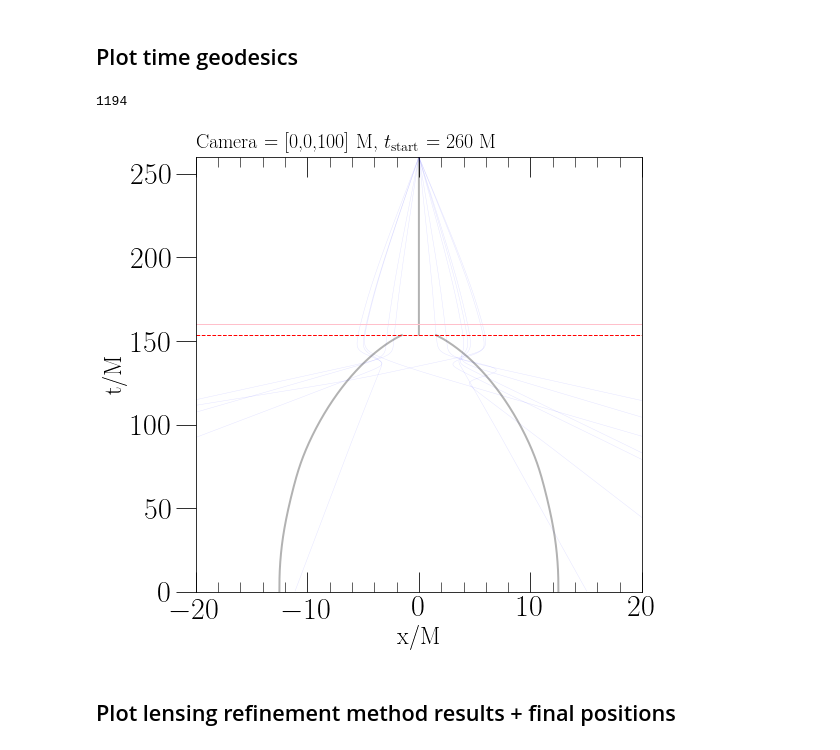
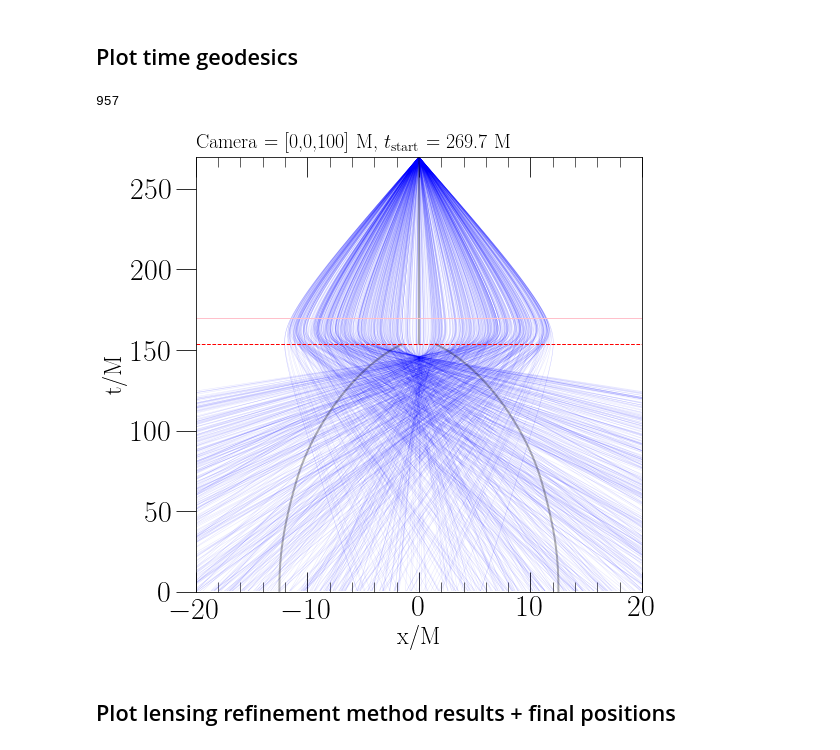
Before and after one commit to mariaokounkova/TracingMerger, a Jupyter notebook: InterestingLoops.ipynb, the cells around one changed output. Saved outputs shown, nothing was run; the diff lists cells and outputs as text; code cells hidden in the pictures.

```diff
--- a/InterestingLoops.ipynb
+++ b/InterestingLoops.ipynb
@@ -364,8 +364,7 @@ def GetGeodesicsZeroCrossings(p):
 def GetGeodesicsZeroCrossingsIndices(p, N, infinity=True):
     """ Return the indices of the geodesics that make N zero-crossings
         If infinity == True, return only the ones that make it to infinity"""
-    f = p + 'ZeroCrossings.dat'
-    ns, zero_crossings = np.loadtxt(f, comments="#",usecols=([0,1]),unpack=True,dtype=int)
+    ns, zero_crossings = GetGeodesicsZeroCrossings(p)
     indices = ns[np.where(zero_crossings == N)[0]]
     if infinity:
         indices_infinity = GetInfinityGeodesics(p)
@@ -376,8 +375,7 @@ def GetGeodesicsMaxZeroCrossings(p, infinity=True):
     """ Return the maximum number N of zero crossings for a given run,
         along with the indices of the geodesics that make N zero-crossings
         If infinity == Ture, only return the ones that make it to infinity"""
-    f = p + 'ZeroCrossings.dat'
-    ns, zero_crossings = np.loadtxt(f, comments="#",usecols=([0,1]),unpack=True,dtype=int)
+    ns, zero_crossings = GetGeodesicsZeroCrossings(p)
     max_N = max(zero_crossings)
     indices = GetGeodesicsZeroCrossingsIndices(p, max_N, infinity=infinity)
     return max_N, indices
@@ -412,13 +445,9 @@ ComputeXTurns('Data/TraceHeadOn_0_0_100_269.7/', 90560)
 def PlotGetTrajectoriesFromH5(p):
 
     max_N, Indices = GetGeodesicsMaxZeroCrossings(p)
-    print(p, max_N, len(Indices))
+    print(p, len(Indices))
 
-    #Indices = GetGeodesicsZeroCrossingsIndices(p, 6)
-    #Indices = GetGeodesicIndices(p)
-    #print(len(Indices))
-
-    Indices = Indices[0:4]
+    Indices = [38659]
 
     cs = sns.color_palette('Paired', n_colors=len(Indices))
 
@@ -464,7 +493,7 @@ def PlotGetTrajectoriesFromH5(p):
     #plt.tight_layout()
     plt.show()
 # %%
-for t_start in [268]:
+for t_start in [269.7]:
     p = 'Data/TraceHeadOn_0_0_100_' + str(t_start) + '/'
     PlotGetTrajectoriesFromH5(p)
 # %% [output]
@@ -475,15 +505,11 @@ OSError: Data/TraceHeadOn_0_0_100_268/ZeroCrossings.dat not found.
 ## Plot geodesic trajectories in a time - x coordinate plot
 def PlotTimeTrajectories(p):
 
-    #max_N, Indices = GetGeodesicsMaxZeroCrossings(p)
-    #if max_N == 7:
-    #    max_N = 6
-    #    Indices = GetGeodesicsZeroCrossingsIndices(p, 6)
-    #print(p, max_N, len(Indices))
-    Indices = GetGeodesicIndices(p)
+    #max_N, Indices = GetGeodesicsMaxXTurns(p)
+    Indices = GetGeodesicsXTurnsIndices(p, 2)
+
+    #Indices = GetGeodesicIndices(p)
     print(len(Indices))
-    Indices = Indices[::100]
-    #Indices = [90560]
 
     cs = sns.color_palette('Paired', n_colors=len(Indices))
 
@@ -514,12 +540,12 @@ def PlotTimeTrajectories(p):
     #plt.tight_layout()
     plt.show()
 # %%
-for t_start in [260]: #, 260, 265, 268.6, 269.7, 272, 275]:
+for t_start in [269.7]: #, 260, 265, 268.6, 269.7, 272, 275]:
     p = 'Data/TraceHeadOn_0_0_100_' + str(t_start) + '/'
     PlotTimeTrajectories(p)
 # %% [output]
-1194
+957
-[figure, old version]
+[figure, new version]
 # %% [markdown]
 ## Plot lensing refinement method results + final positions
 # %%
```
Also changed, not shown: parts of 4 cells of this notebook.
